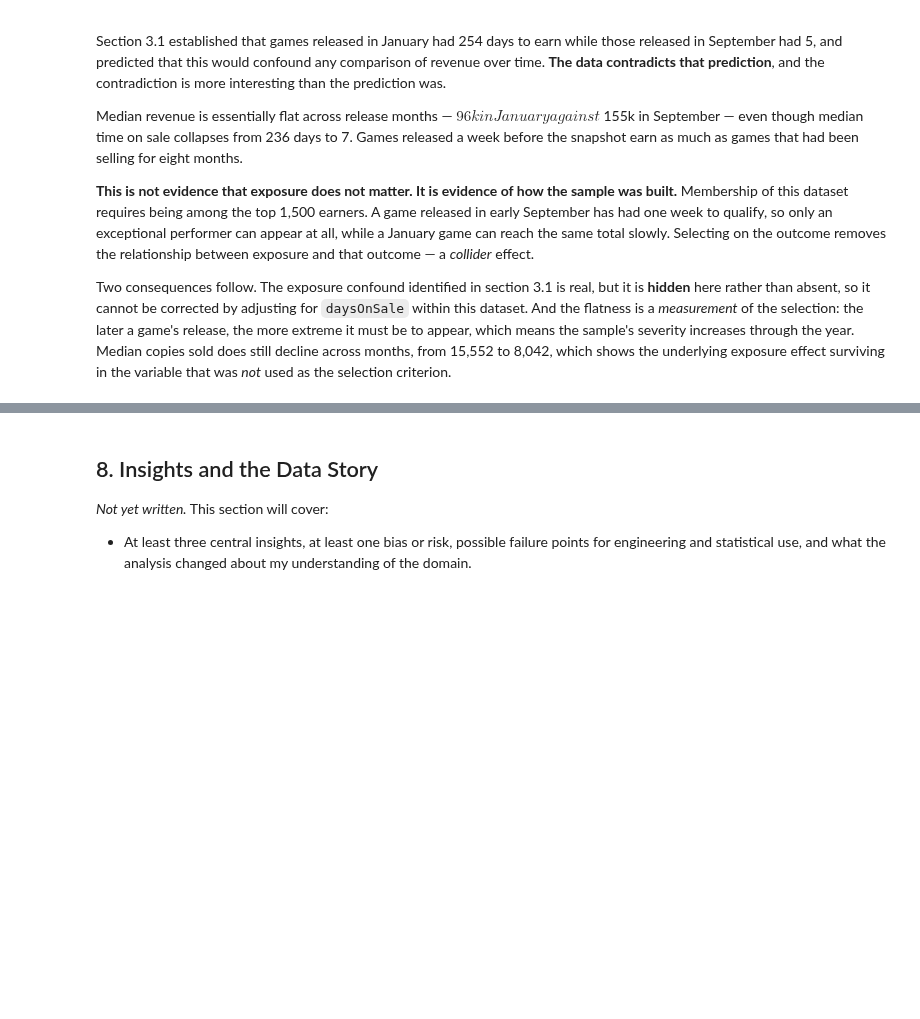
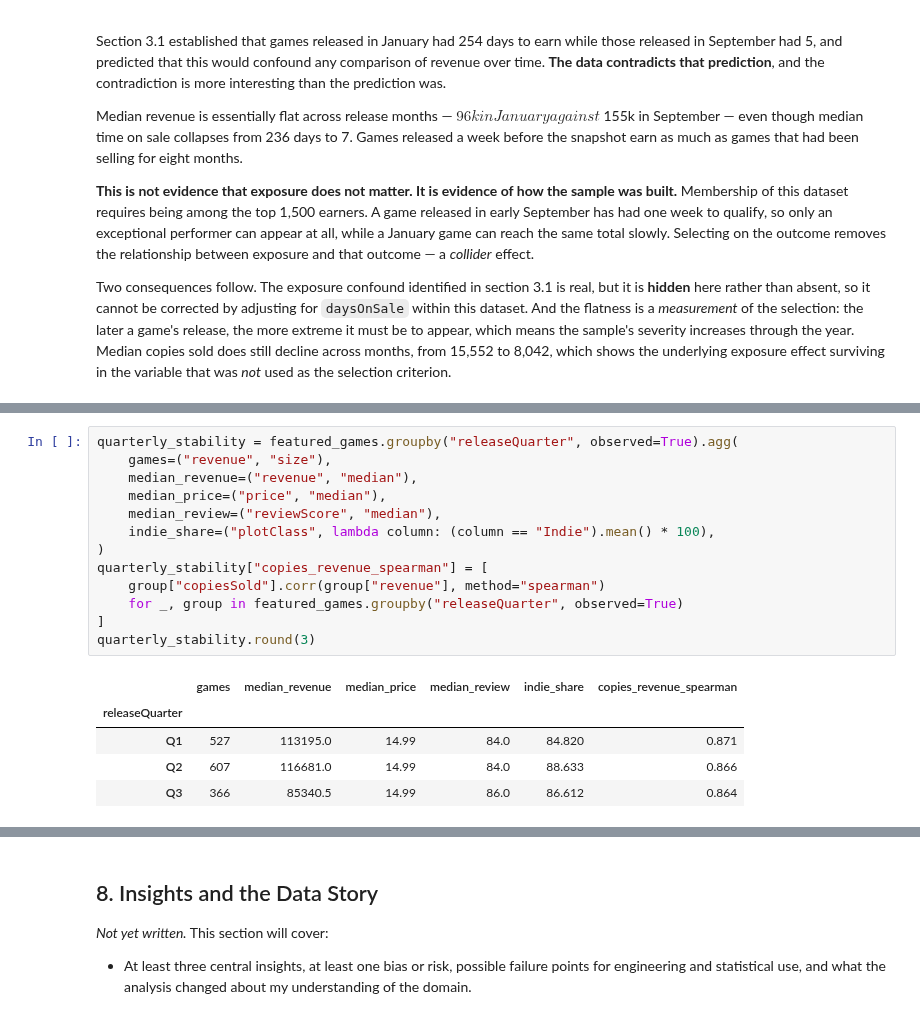
Before and after one commit to shonmazon/Data_Science, a Jupyter notebook: assignment1-eda/notebooks/steam_2024_eda.ipynb, the cells around one changed output, grey strips where cells are left out. Drawn from its saved outputs; the diff is of its cells as text; blank space fills up the shorter version.

```diff
--- a/assignment1-eda/notebooks/steam_2024_eda.ipynb
+++ b/assignment1-eda/notebooks/steam_2024_eda.ipynb
@@ -1563,0 +1671,19 @@ which shows the underlying exposure effect surviving in the variable that was
+# %%
+quarterly_stability = featured_games.groupby("releaseQuarter", observed=True).agg(
+    games=("revenue", "size"),
+    median_revenue=("revenue", "median"),
+    median_price=("price", "median"),
+    median_review=("reviewScore", "median"),
+    indie_share=("plotClass", lambda column: (column == "Indie").mean() * 100),
+)
+quarterly_stability["copies_revenue_spearman"] = [
+    group["copiesSold"].corr(group["revenue"], method="spearman")
+    for _, group in featured_games.groupby("releaseQuarter", observed=True)
+]
+quarterly_stability.round(3)
+# %% [output]
+|  | games | median_revenue | median_price | median_review | indie_share | copies_revenue_spearman |
+| releaseQuarter |  |  |  |  |  |  |
+| Q1 | 527 | 113195.0 | 14.99 | 84.0 | 84.820 | 0.871 |
+| Q2 | 607 | 116681.0 | 14.99 | 84.0 | 88.633 | 0.866 |
+| Q3 | 366 | 85340.5 | 14.99 | 86.0 | 86.612 | 0.864 |
```
Also changed, not shown: parts of 9 cells of this notebook, 1 other file.
